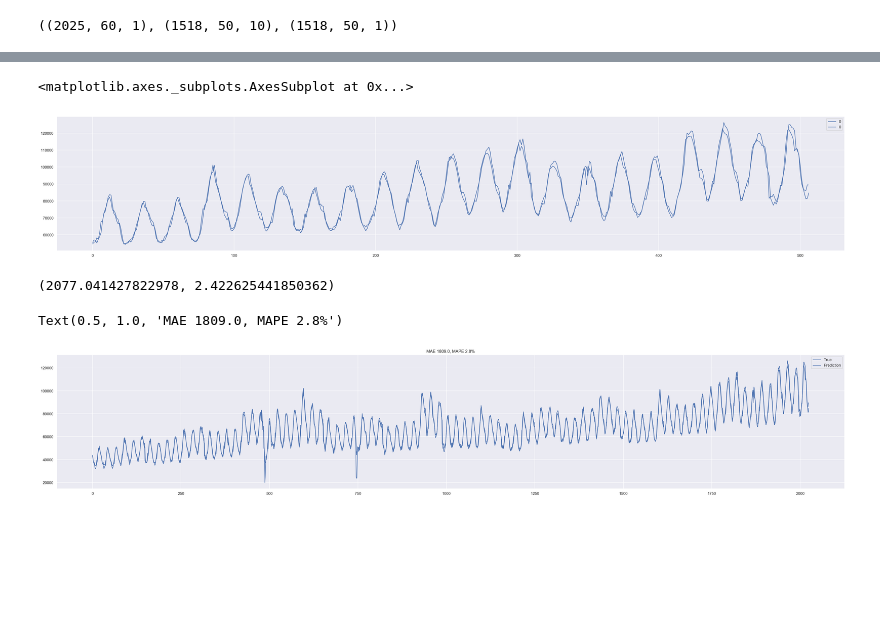
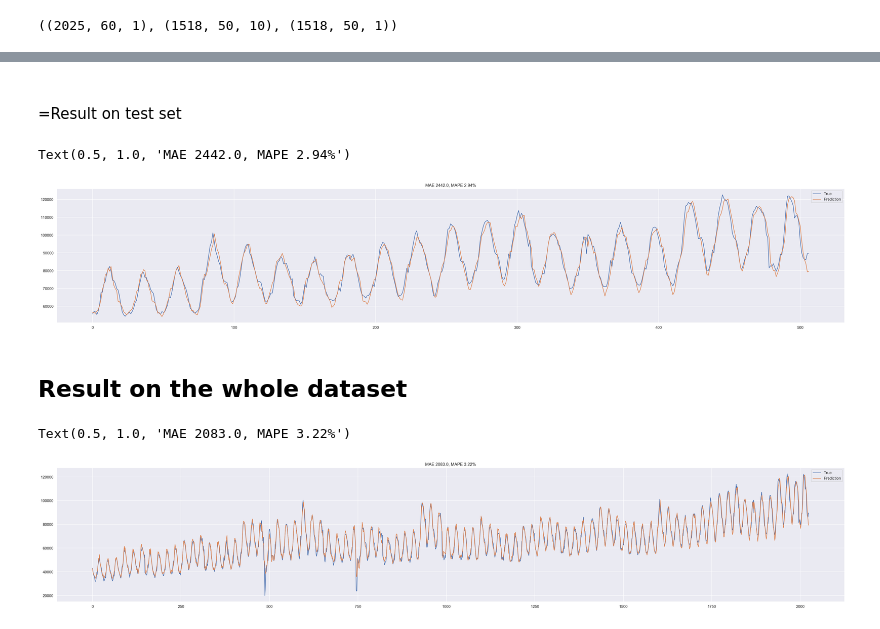
Before and after one commit to Aurel-C/time-series, a Jupyter notebook: Ads_Series.ipynb, the cells around one changed output, grey strips where cells are left out. Cells and saved outputs as stored; diff of their text form; code cells hidden in the pictures; blank space fills up the shorter version.

Commit message:
graph interactif

```diff
--- a/Ads_Series.ipynb
+++ b/Ads_Series.ipynb
@@ -56,6 +59,6 @@ for rate in (1, 2, 4, 8) * 2:
 model.add(keras.layers.Conv1D(filters=10, kernel_size=1))
 model.compile(loss="mse", optimizer="adam", metrics=[last_time_step_mse])
 # %%
-history = model.fit(X_train, Y_train, epochs=50,validation_data=(X_test, Y_test))
+history = model.fit(X_train, Y_train, epochs=40,validation_data=(X_test, Y_test))
 # %% [output]
 Train on 1518 samples, validate on 507 samples
@@ -93,37 +132,39 @@ sns.lineplot(data=plt_pred[index,:])
+# %% [markdown]
+##
+=Result on test set
 # %%
 pred1 = np.empty((525))
 pred1 = scaler.inverse_transform(pred[:,49,0].reshape(-1,1))
 y1 = scaler.inverse_transform(Y_test[:,49,0].reshape(-1,1))
 
+mae  = mean_absolute_error(pred1, y1)
+mape = mean_absolute_percentage_error(pred1, y1)
+
 plt.figure(figsize=(40,7))
-sns.lineplot(data=pred1)
-sns.lineplot(data=y1)
+plt.plot(y1)
+plt.plot(pred1)
+plt.legend(labels=['True','Prediction'])
+plt.title("MAE {}, MAPE {}%".format(round(mae), round(mape, 2)))
 # %% [output]
-<matplotlib.axes._subplots.AxesSubplot at 0x...>
+Text(0.5, 1.0, 'MAE 2442.0, MAPE 2.94%')
-[figure, old version]
+[figure, new version]
-# %%
-def mean_absolute_percentage_error(y_true, y_pred):
-    return np.mean(np.abs((y_true - y_pred) / y_true)) * 100
-mae  = mean_absolute_error(pred1, y1)
-mape = mean_absolute_percentage_error(pred1, y1)
-mae,mape
-# %% [output]
-(2077.041427822978, 2.422625441850362)
+# %% [markdown]
+## Result on the whole dataset
 # %%
 full_pred=model.predict(X)
 plt.figure(figsize=(40,7))
 nb_input = 50
 steps_ahead = 1
 plt_Y = scaler.inverse_transform(Y[:,nb_input-1,steps_ahead-1].reshape(-1,1))
 plt_pred = scaler.inverse_transform(full_pred[:,nb_input-1,steps_ahead-1].reshape(-1,1))
 
 mae  = mean_absolute_error(plt_pred, plt_Y)
 mape = mean_absolute_percentage_error(plt_pred, plt_Y)
 
-sns.lineplot(data=plt_Y)
-sns.lineplot(data=plt_pred)
+plt.plot(plt_Y)
+plt.plot(plt_pred)
 plt.legend(labels=['True','Prediction'])
 plt.title("MAE {}, MAPE {}%".format(round(mae), round(mape, 2)))
 # %% [output]
-Text(0.5, 1.0, 'MAE 1809.0, MAPE 2.8%')
+Text(0.5, 1.0, 'MAE 2083.0, MAPE 3.22%')
-[figure, old version]
+[figure, new version]
```
Also changed, not shown: parts of 8 cells of this notebook.
